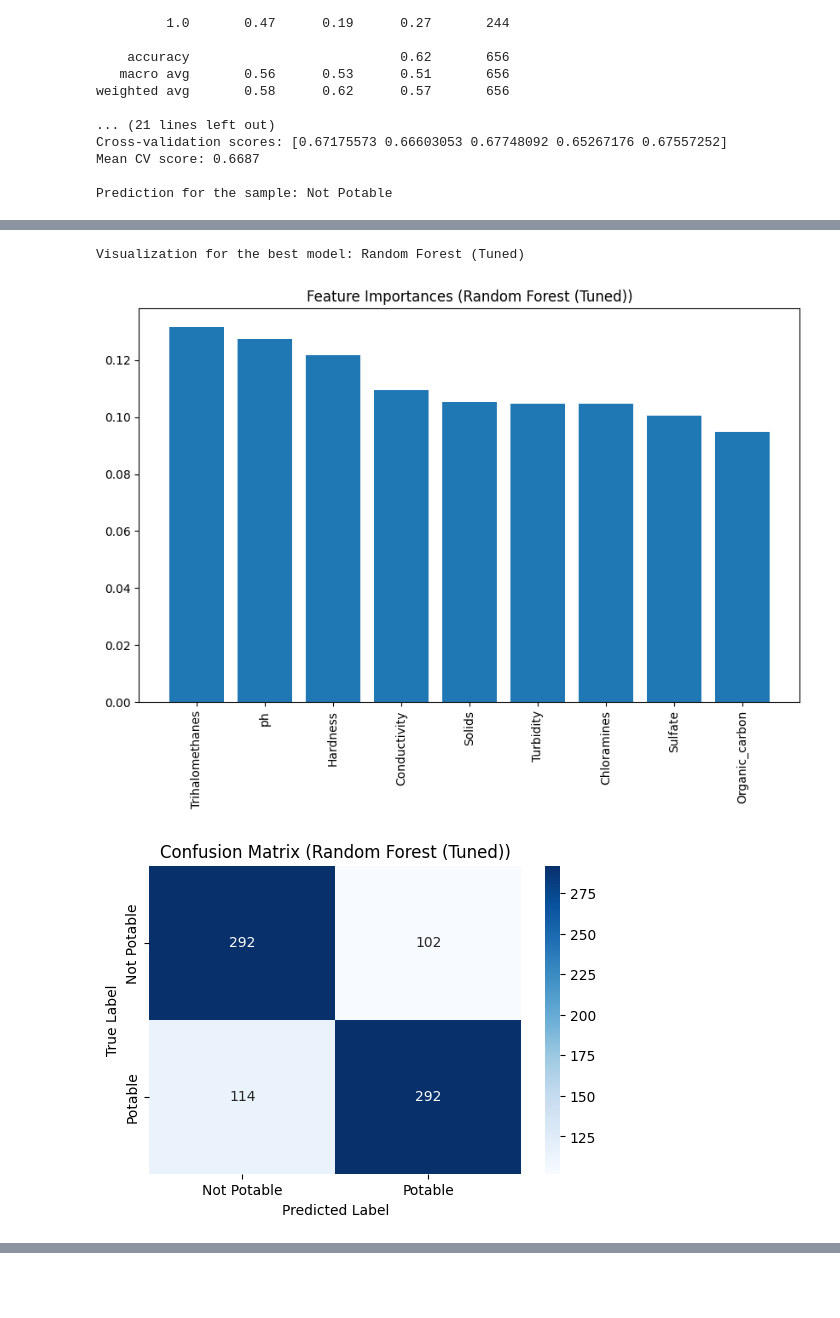
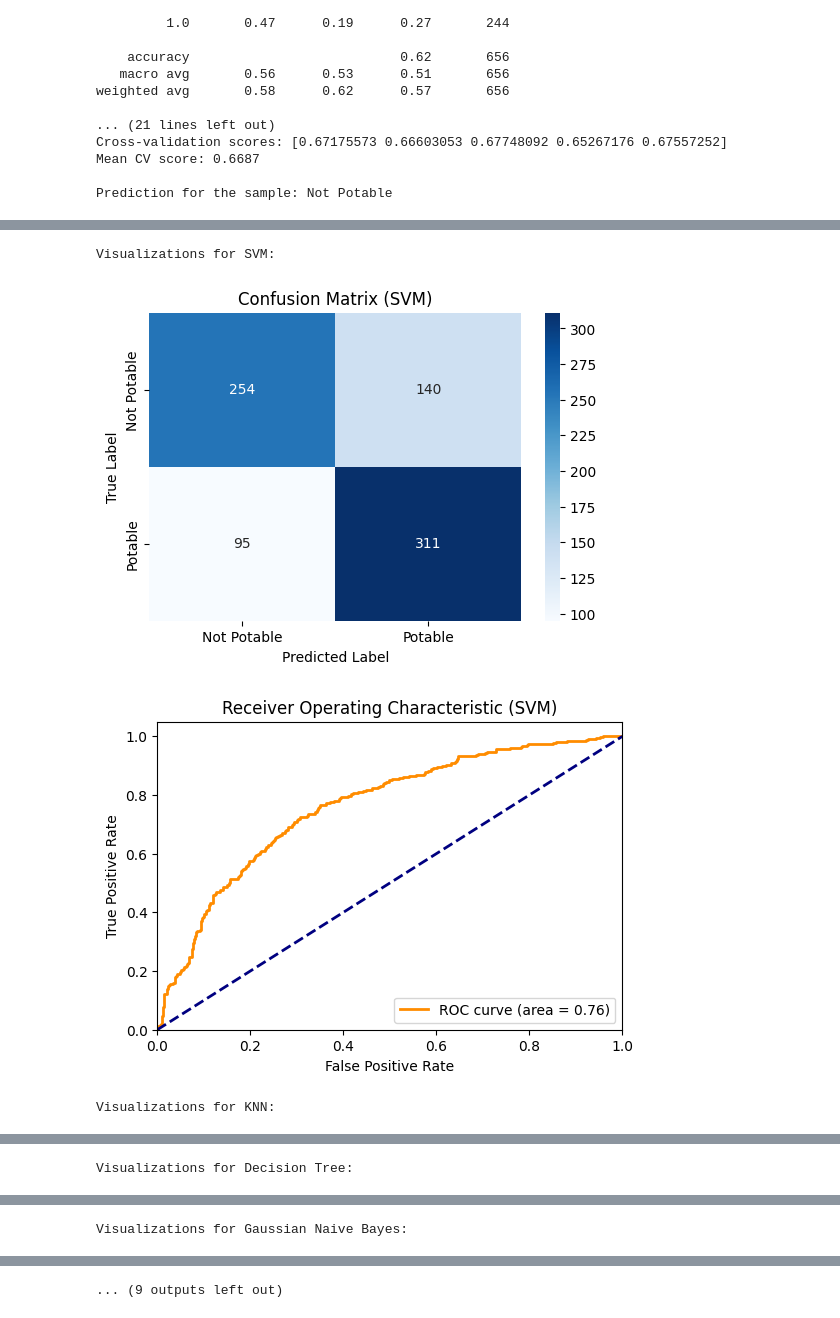
Before and after one commit to RajeshKurva/Mini_project, a Jupyter notebook: MiniProject.ipynb, the cells around one changed output, grey strips where cells are left out. Drawn from its saved outputs; the diff is of its cells as text; code cells hidden in the pictures; blank space fills up the shorter version.

```diff
--- a/MiniProject.ipynb
+++ b/MiniProject.ipynb
@@ -385,8 +372,9 @@ Predictions (first 10):  [1 1 0 0 0 0 0 1 0 1]
 import matplotlib.pyplot as plt
 import seaborn as sns
 from sklearn.metrics import confusion_matrix, roc_curve, auc
+import numpy as np
 
-# Plot 1: Feature Importance for the best model (only for Random Forest and XGBoost)
+# Plot 1: Feature Importance (For tree-based models: Random Forest, Decision Tree, and XGBoost)
 def plot_feature_importance(model, X, model_name):
     if hasattr(model, 'feature_importances_'):
         plt.figure(figsize=(10, 6))
@@ -396,50 +384,60 @@ def plot_feature_importance(model, X, model_name):
         plt.xticks(range(X.shape[1]), np.array(df.columns[:-1])[sorted_idx], rotation=90)
         plt.title(f'Feature Importances ({model_name})')
         plt.show()
+    else:
+        print(f'Feature importance is not available for {model_name}')
 
-# Plot 2: Confusion Matrix
+# Plot 2: Confusion Matrix for all models
 def plot_confusion_matrix(y_true, y_pred, model_name):
     cm = confusion_matrix(y_true, y_pred)
     plt.figure(figsize=(6, 4))
     sns.heatmap(cm, annot=True, fmt='d', cmap='Blues', xticklabels=['Not Potable', 'Potable'], yticklabels=['Not Potable', 'Potable'])
     plt.title(f'Confusion Matrix ({model_name})')
     plt.ylabel('True Label')
     plt.xlabel('Predicted Label')
     plt.show()
 
-# Plot 3: ROC Curve
+# Plot 3: ROC Curve for all models
 def plot_roc_curve(model, X_test, y_test, model_name):
+    # For models that provide probability scores, use predict_proba or decision_function
     if hasattr(model, "predict_proba"):
         y_prob = model.predict_proba(X_test)[:, 1]  # Get probability scores for the positive class
+    elif hasattr(model, "decision_function"):
+        y_prob = model.decision_function(X_test)
     else:
-        y_prob = model.decision_function(X_test)  # For models that don't support predict_proba
+        print(f'ROC curve is not available for {model_name}')
+        return
+
     fpr, tpr, _ = roc_curve(y_test, y_prob)
     roc_auc = auc(fpr, tpr)
 
     plt.figure(figsize=(6, 4))
     plt.plot(fpr, tpr, color='darkorange', lw=2, label=f'ROC curve (area = {roc_auc:.2f})')
     plt.plot([0, 1], [0, 1], color='navy', lw=2, linestyle='--')
     plt.xlim([0.0, 1.0])
     plt.ylim([0.0, 1.05])
     plt.xlabel('False Positive Rate')
     plt.ylabel('True Positive Rate')
     plt.title(f'Receiver Operating Characteristic ({model_name})')
     plt.legend(loc='lower right')
     plt.show()
 
-# Calling plots for the best model
-print(f"Visualization for the best model: {best_model_name}")
+# Loop through all models and generate visualizations
+for model_name, model in models.items():
+    print(f"Visualizations for {model_name}:")
 
-# Feature importance for tree-based models
-if best_model_name in ['Random Forest (Tuned)', 'XGBoost (Tuned)']:
-    plot_feature_importance(best_model, X_test, best_model_name)
+    # Plot feature importance only for tree-based models
+    if model_name in ['Random Forest', 'Decision Tree', 'XGBoost']:
+        plot_feature_importance(model, X_test, model_name)
 
-# Confusion Matrix
-plot_confusion_matrix(y_test, predictions, best_model_name)
+    # Plot confusion matrix for all models
+    y_pred = model.predict(X_test)
+    plot_confusion_matrix(y_test, y_pred, model_name)
 
-# ROC Curve
-plot_roc_curve(best_model, X_test, y_test, best_model_name)
+    # Plot ROC curve for all models (SVM, Random Forest, KNN, Decision Tree, GaussianNB, XGBoost)
+    plot_roc_curve(model, X_test, y_test, model_name)
 # %% [output]
-Visualization for the best model: Random Forest (Tuned)
+Visualizations for SVM:
-[figure, old version]
+[figure, new version]
-[figure, old version]
+[figure, new version]
+Visualizations for KNN:
@@ -446,0 +446 @@ Visualization for the best model: Random Forest (Tuned)
+Visualizations for Decision Tree:
@@ -446,0 +450 @@ Visualization for the best model: Random Forest (Tuned)
+Visualizations for Gaussian Naive Bayes:
@@ -446,0 +452 @@ Visualization for the best model: Random Forest (Tuned)
+... (9 outputs left out)
```
Also changed, not shown: parts of 6 cells of this notebook, 1 other file.
